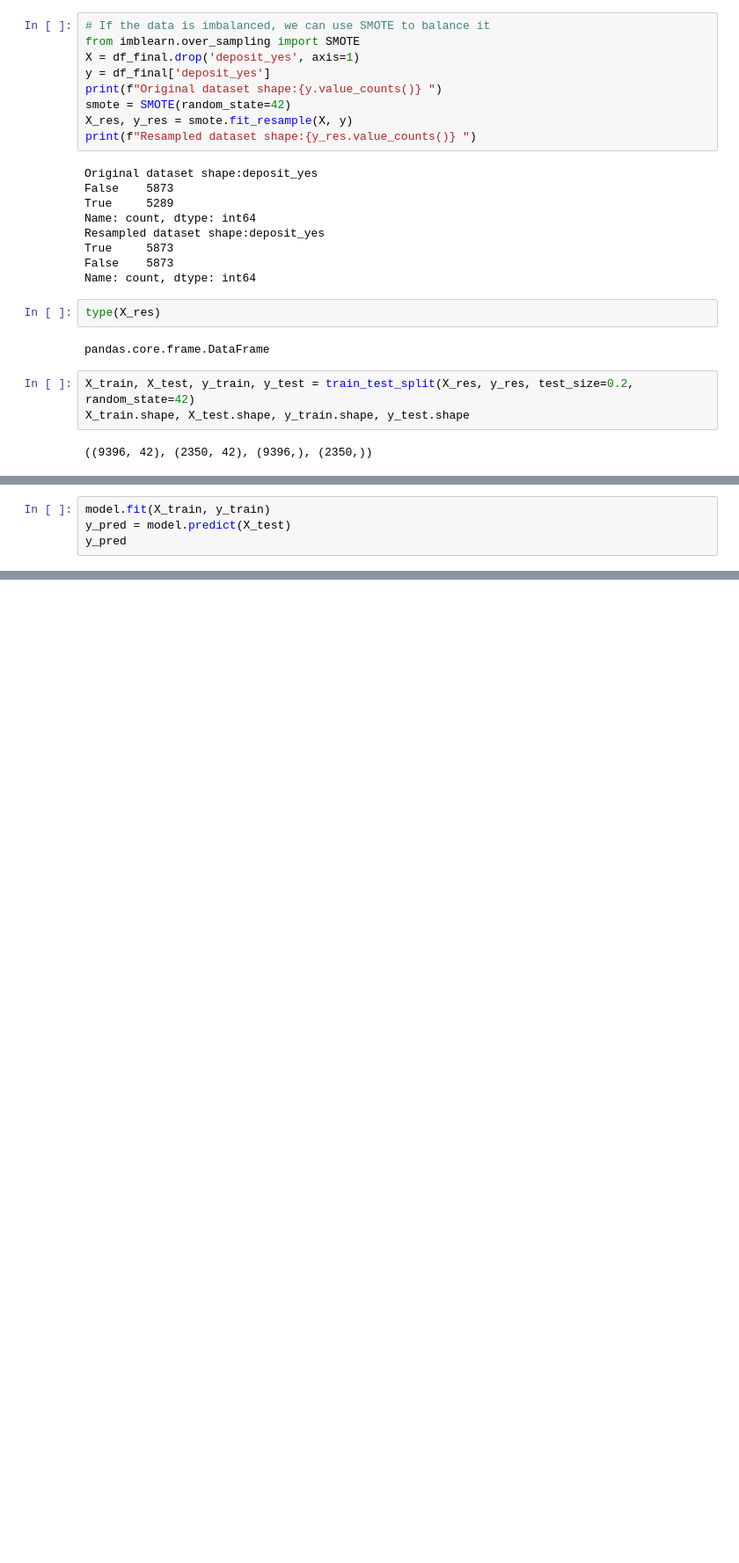
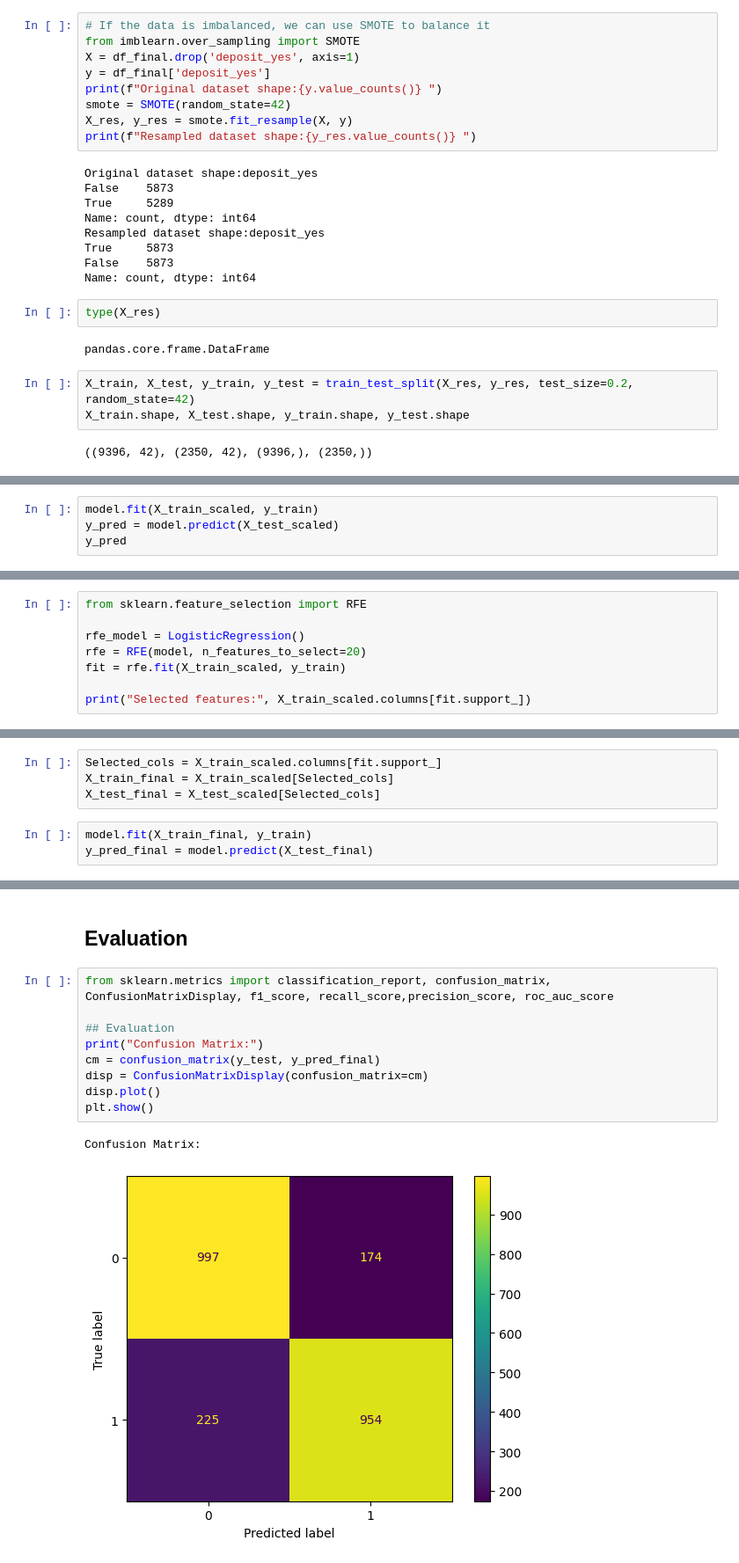
Before and after one commit to NavyaSai-V/ML_to_GenAI, a Jupyter notebook: logistic_regression.ipynb, the cells around one changed output, grey strips where cells are left out. Shown: that part at 88% size. Saved outputs shown, nothing was run; the diff lists cells and outputs as text; blank space fills up the shorter version.

Commit message:
logestioc regression done with evaluation

```diff
--- a/logistic_regression.ipynb
+++ b/logistic_regression.ipynb
@@ -231,5 +240,5 @@ LogisticRegression()
 # %%
-model.fit(X_train, y_train)
-y_pred = model.predict(X_test)
+model.fit(X_train_scaled, y_train)
+y_pred = model.predict(X_test_scaled)
 y_pred
 # %% [output]
@@ -244,0 +258,8 @@ array([ True, False, False, ...,  True,  True,  True], shape=(2350,))
+# %%
+from sklearn.feature_selection import RFE
+
+rfe_model = LogisticRegression()
+rfe = RFE(model, n_features_to_select=20)
+fit = rfe.fit(X_train_scaled, y_train)
+
+print("Selected features:", X_train_scaled.columns[fit.support_])
@@ -244,0 +273,7 @@ array([ True, False, False, ...,  True,  True,  True], shape=(2350,))
+# %%
+Selected_cols = X_train_scaled.columns[fit.support_]
+X_train_final = X_train_scaled[Selected_cols]
+X_test_final = X_test_scaled[Selected_cols]
+# %%
+model.fit(X_train_final, y_train)
+y_pred_final = model.predict(X_test_final)
@@ -244,0 +284,14 @@ array([ True, False, False, ...,  True,  True,  True], shape=(2350,))
+# %% [markdown]
+## Evaluation
+# %%
+from sklearn.metrics import classification_report, confusion_matrix, ConfusionMatrixDisplay, f1_score, recall_score,precision_score, roc_auc_score
+
+## Evaluation
+print("Confusion Matrix:")
+cm = confusion_matrix(y_test, y_pred_final)
+disp = ConfusionMatrixDisplay(confusion_matrix=cm)
+disp.plot()
+plt.show()
+# %% [output]
+Confusion Matrix:
+[figure, added]
```
Also changed, not shown: parts of 10 cells of this notebook.
